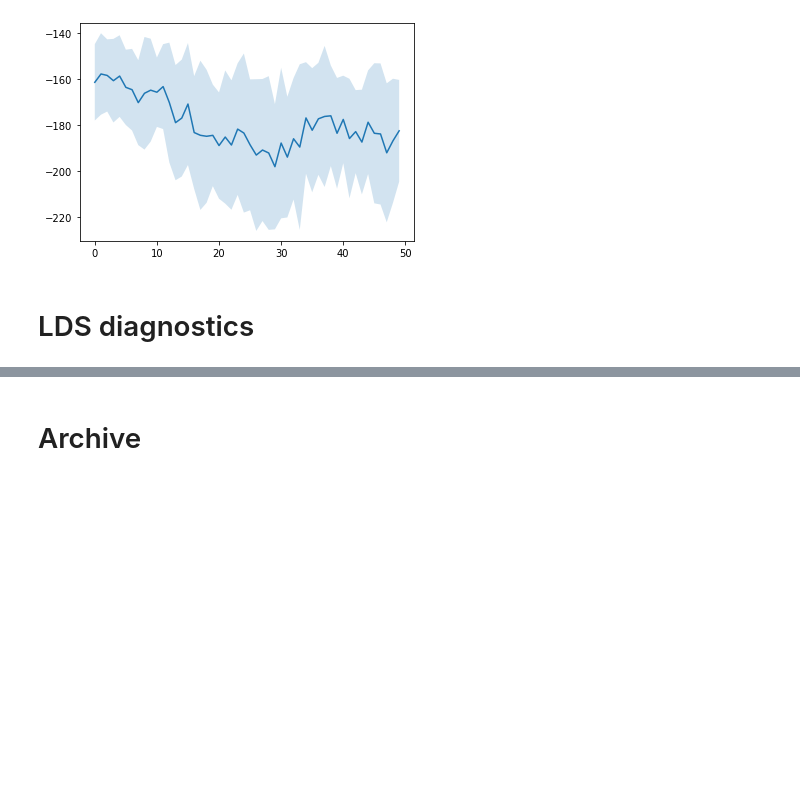
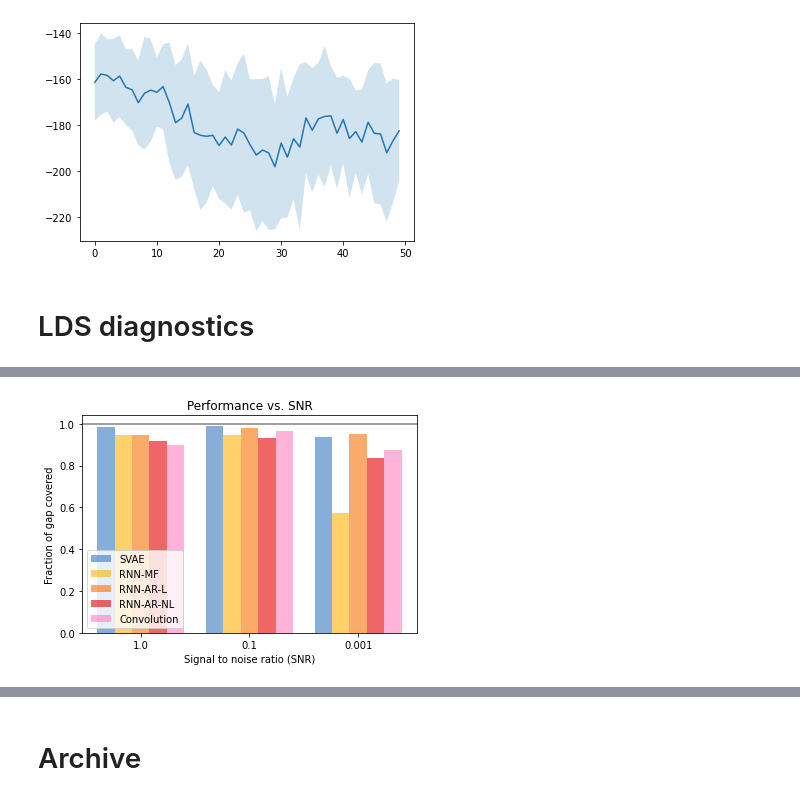
Before and after one commit to matthew9671/MattLab, a Jupyter notebook: Revisiting_SVAE_Refactor.ipynb, the cells around one changed output, grey strips where cells are left out. Saved outputs shown, nothing was run; the diff lists cells and outputs as text; code cells hidden in the pictures; blank space fills up the shorter version.

```diff
--- a/Revisiting_SVAE_Refactor.ipynb
+++ b/Revisiting_SVAE_Refactor.ipynb
@@ -3668,7 +3701,7 @@ def sample_lds_dataset(run_params):
                               key=seed_sample)
 
     mll = vmap(lds.marginal_log_likelihood, in_axes=(None, 0))(params, data)
-    mll = np.mean(mll, axis=0)
+    mll = np.sum(mll, axis=0) / data.size
     print("Data MLL: ", mll)
 
     seed_val, _ = jr.split(seed_sample)
@@ -5319,7 +5441,7 @@ def get_metric(run, metric_name):
     return metric[metric.notnull()].values
 
 dimensions = [2, 3, 5]
-methods = ["svae", "cdkf", "planet"]
+methods = ["svae", "cdkf", "planet", "dkf", "conv"]
 best_run_ids = {}
 for method in methods:
     best_run_ids[method] = {}
@@ -5644,7 +5784,7 @@ api = wandb.Api()
 
 dimensions = ["small", "medium", "large"]
 snrs = ["small", "medium", "large"]
-methods = ["svae", "cdkf", "dkf", "planet"]
+methods = ["svae", "cdkf", "dkf", "planet", "conv"]
 if ("lds_best_ids" not in globals()):
     lds_best_ids = {}
     for method in methods:
@@ -5731,6 +5853,6 @@ np.save("best_lds_run_ids.npy", lds_best_ids)
 # %%
 # @title Make ELBO vs. SNR plot (needs more data)
-methods = ["svae", "dkf", "cdkf", "planet"]
+methods = ["svae", "dkf", "cdkf", "planet", "conv"]
 dim = "medium"
 snrs = ["large", "medium", "small"]
 
@@ -5744,33 +5866,35 @@ snr_number = {
 }
 
 count = 100
 for i in range(len(methods)):
     method = methods[i]
     for x in range(len(snrs)):
         snr = snrs[x]
         run_name = lds_best_ids[method][dim][snr][-1]
         ys = []
         # for run_name in run_names:
         run = api.run(project_path + "/" + run_name)
         run_params = run.config
         data_dict = get_lds_dataset(run_params)
         nb = null_bound(data_dict)
         mll = data_dict["marginal_log_likelihood"] / data_dict["train_data"][0].size
         elbos = get_metric(run, "ELBO")
         elbo = np.mean(elbos[-count:])
         y = (elbo - nb) / (mll - nb)
 
         bar_x = x - full_width / 2 + (i + .5) * bar_width
         label = method_labels[method] if x == 0 else None
         plt.bar(bar_x, y, width=bar_width,
                 color=method_colors[method], label=label, alpha=.6)
 plt.axhline(1, color="grey", ls="-")
 plt.legend(loc="lower left")
 plt.title("Performance vs. SNR")
 plt.ylabel("Fraction of gap covered")
 plt.xlabel("Signal to noise ratio (SNR)")
 plt.xticks(np.arange(len(snrs)), [snr_number[snr] for snr in snrs])
 plt.savefig("lds_"+dim+"_dim_change_snr.pdf")
+# %% [output]
+[figure, added]
 # %%
 # @title Make ELBO vs dimensionality plot
 
```
Also changed, not shown: parts of 24 cells of this notebook.
